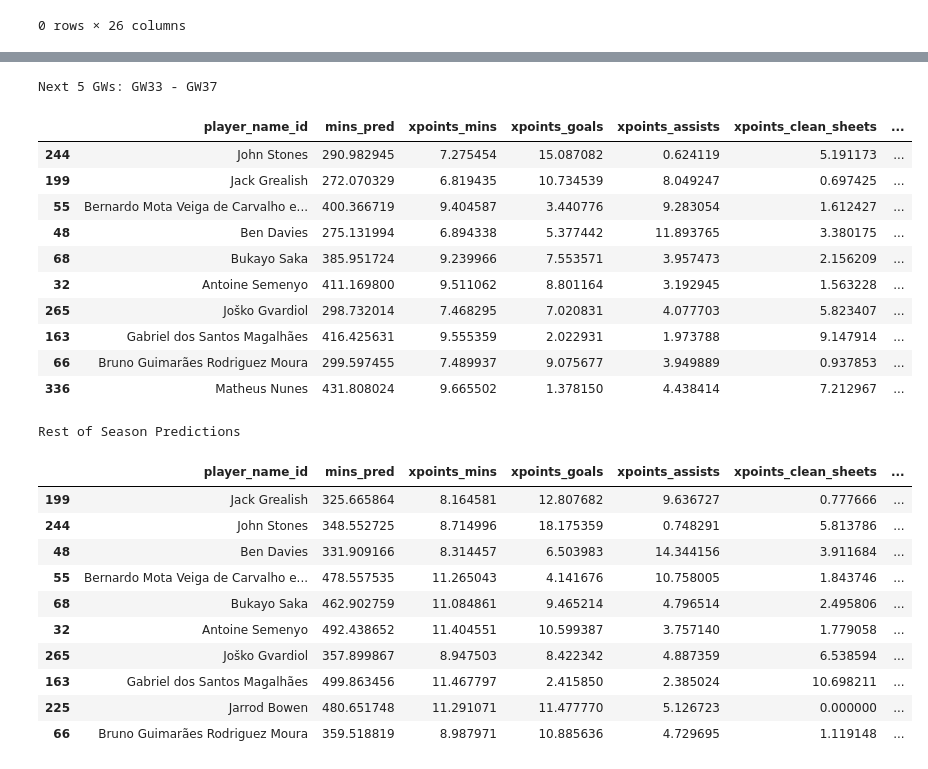
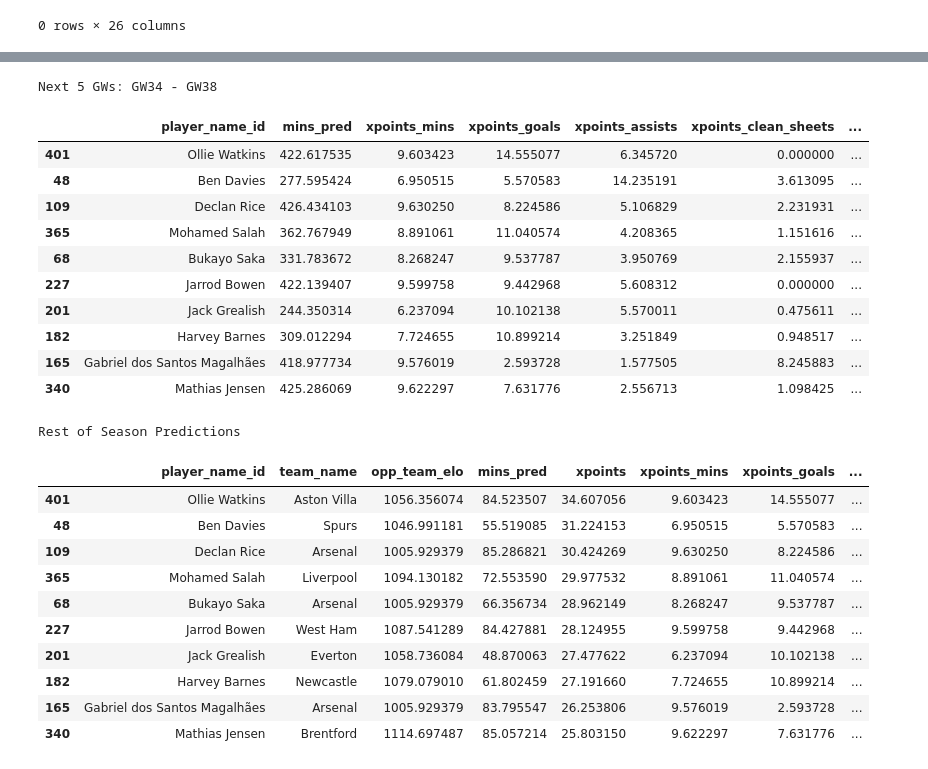
Before and after one commit to chrisimpacts/FPL-Points-Predictor, a Jupyter notebook: 2_FPL-Transform_Predict.ipynb, the cells around one changed output, grey strips where cells are left out. Drawn from its saved outputs; the diff is of its cells as text; code cells hidden in the pictures.

```diff
--- a/2_FPL-Transform_Predict.ipynb
+++ b/2_FPL-Transform_Predict.ipynb
@@ -11,7 +11,7 @@ import CJDH_local_settings
 from FPLRunningAveragesCalculator import FPLRunningAveragesCalculator
 
 current_season = 20252026
-current_gw = 32 #predictions from gw+1
+current_gw = 33 #predictions from gw+1
 
 start=time.perf_counter()
 
@@ -1254,12 +1254,10 @@ overperf_adjustments = build_player_adjustments(
     df,
     stat_pairs=[
         ('goals_scored',  'expected_goals',   'xg'),
-        ('assists',       'expected_assists',  'xa'),
-    ],
-    prior_weight=0.3,           # 30% prior, 70% observed
-    only_if_significant=True,   # only adjust if p < 0.05
-    min_xstat=2.0,    # need ≥2 cumulative xG/xA to run test
-    min_games=5,                # need ≥5 appearances
+        ('assists',       'expected_assists',  'xa')],
+    taper_k_90s=15.0, # 15 90s needed for 50% credibility (50% observed & 50% prior(1))
+    only_if_significant=True, # only adjust if p < 0.05
+    min_xstat=2.0, # need ≥2 cumulative xG/xA to run test
 )
 
 print(f"Computed adjustments for {len(overperf_adjustments)} players")
@@ -1655,38 +1652,41 @@ predictions_by_gw[next_5_gws_filter].groupby('player_name_id')[['mins_pred', 'xp
                                            'xpoints'
                                            ]].agg('sum').reset_index().sort_values(by='xpoints',ascending=False).head(10)
 # %% [output]
-Next 5 GWs: GW33 - GW37
+Next 5 GWs: GW34 - GW38
 |  | player_name_id | mins_pred | xpoints_mins | xpoints_goals | xpoints_assists | xpoints_clean_sheets | ... |
-| 244 | John Stones | 290.982945 | 7.275454 | 15.087082 | 0.624119 | 5.191173 | ... |
-| 199 | Jack Grealish | 272.070329 | 6.819435 | 10.734539 | 8.049247 | 0.697425 | ... |
-| 55 | Bernardo Mota Veiga de Carvalho e... | 400.366719 | 9.404587 | 3.440776 | 9.283054 | 1.612427 | ... |
-| 48 | Ben Davies | 275.131994 | 6.894338 | 5.377442 | 11.893765 | 3.380175 | ... |
-| 68 | Bukayo Saka | 385.951724 | 9.239966 | 7.553571 | 3.957473 | 2.156209 | ... |
-| 32 | Antoine Semenyo | 411.169800 | 9.511062 | 8.801164 | 3.192945 | 1.563228 | ... |
-| 265 | Joško Gvardiol | 298.732014 | 7.468295 | 7.020831 | 4.077703 | 5.823407 | ... |
-| 163 | Gabriel dos Santos Magalhães | 416.425631 | 9.555359 | 2.022931 | 1.973788 | 9.147914 | ... |
-| 66 | Bruno Guimarães Rodriguez Moura | 299.597455 | 7.489937 | 9.075677 | 3.949889 | 0.937853 | ... |
-| 336 | Matheus Nunes | 431.808024 | 9.665502 | 1.378150 | 4.438414 | 7.212967 | ... |
+| 401 | Ollie Watkins | 422.617535 | 9.603423 | 14.555077 | 6.345720 | 0.000000 | ... |
+| 48 | Ben Davies | 277.595424 | 6.950515 | 5.570583 | 14.235191 | 3.613095 | ... |
+| 109 | Declan Rice | 426.434103 | 9.630250 | 8.224586 | 5.106829 | 2.231931 | ... |
+| 365 | Mohamed Salah | 362.767949 | 8.891061 | 11.040574 | 4.208365 | 1.151616 | ... |
+| 68 | Bukayo Saka | 331.783672 | 8.268247 | 9.537787 | 3.950769 | 2.155937 | ... |
+| 227 | Jarrod Bowen | 422.139407 | 9.599758 | 9.442968 | 5.608312 | 0.000000 | ... |
+| 201 | Jack Grealish | 244.350314 | 6.237094 | 10.102138 | 5.570011 | 0.475611 | ... |
+| 182 | Harvey Barnes | 309.012294 | 7.724655 | 10.899214 | 3.251849 | 0.948517 | ... |
+| 165 | Gabriel dos Santos Magalhães | 418.977734 | 9.576019 | 2.593728 | 1.577505 | 8.245883 | ... |
+| 340 | Mathias Jensen | 425.286069 | 9.622297 | 7.631776 | 2.556713 | 1.098425 | ... |
 # %%
 print("Rest of Season Predictions")
-predictions_by_gw.groupby('player_name_id')[['mins_pred', 'xpoints_mins', 'xpoints_goals',
+predictions_by_gw.groupby('player_name_id')[['team_name','opp_team_elo','mins_pred',
+                                           'xpoints', 'xpoints_mins', 'xpoints_goals',
                                            'xpoints_assists', 'xpoints_clean_sheets',
-                                           'xpoints_shots_saved','xpoints_goals_conceded','xpoints_defcon','xpoints_bonus',
-                                           'xpoints'
-                                           ]].agg('sum').reset_index().sort_values(by='xpoints',ascending=False).head(10)
+                                           'xpoints_shots_saved','xpoints_goals_conceded','xpoints_defcon','xpoints_bonus'
+                                           ]].agg({'team_name':'first','opp_team_elo':'mean','mins_pred':'mean','xpoints':'sum', 'xpoints_mins':'sum', 'xpoints_goals':'sum',
+                                           'xpoints_assists':'sum', 'xpoints_clean_sheets':'sum',
+                                           'xpoints_shots_saved':'sum','xpoints_goals_conceded':'sum','xpoints_defcon':'sum','xpoints_bonus':'sum'}
+                                                  ).reset_index().sort_values(by='xpoints',ascending=False).head(10)
 # %% [output]
 Rest of Season Predictions
-|  | player_name_id | mins_pred | xpoints_mins | xpoints_goals | xpoints_assists | xpoints_clean_sheets | ... |
-| 199 | Jack Grealish | 325.665864 | 8.164581 | 12.807682 | 9.636727 | 0.777666 | ... |
-| 244 | John Stones | 348.552725 | 8.714996 | 18.175359 | 0.748291 | 5.813786 | ... |
-| 48 | Ben Davies | 331.909166 | 8.314457 | 6.503983 | 14.344156 | 3.911684 | ... |
-| 55 | Bernardo Mota Veiga de Carvalho e... | 478.557535 | 11.265043 | 4.141676 | 10.758005 | 1.843746 | ... |
-| 68 | Bukayo Saka | 462.902759 | 11.084861 | 9.465214 | 4.796514 | 2.495806 | ... |
-| 32 | Antoine Semenyo | 492.438652 | 11.404551 | 10.599387 | 3.757140 | 1.779058 | ... |
-| 265 | Joško Gvardiol | 357.899867 | 8.947503 | 8.422342 | 4.887359 | 6.538594 | ... |
-| 163 | Gabriel dos Santos Magalhães | 499.863456 | 11.467797 | 2.415850 | 2.385024 | 10.698211 | ... |
-| 225 | Jarrod Bowen | 480.651748 | 11.291071 | 11.477770 | 5.126723 | 0.000000 | ... |
-| 66 | Bruno Guimarães Rodriguez Moura | 359.518819 | 8.987971 | 10.885636 | 4.729695 | 1.119148 | ... |
+|  | player_name_id | team_name | opp_team_elo | mins_pred | xpoints | xpoints_mins | xpoints_goals | ... |
+| 401 | Ollie Watkins | Aston Villa | 1056.356074 | 84.523507 | 34.607056 | 9.603423 | 14.555077 | ... |
+| 48 | Ben Davies | Spurs | 1046.991181 | 55.519085 | 31.224153 | 6.950515 | 5.570583 | ... |
+| 109 | Declan Rice | Arsenal | 1005.929379 | 85.286821 | 30.424269 | 9.630250 | 8.224586 | ... |
+| 365 | Mohamed Salah | Liverpool | 1094.130182 | 72.553590 | 29.977532 | 8.891061 | 11.040574 | ... |
+| 68 | Bukayo Saka | Arsenal | 1005.929379 | 66.356734 | 28.962149 | 8.268247 | 9.537787 | ... |
+| 227 | Jarrod Bowen | West Ham | 1087.541289 | 84.427881 | 28.124955 | 9.599758 | 9.442968 | ... |
+| 201 | Jack Grealish | Everton | 1058.736084 | 48.870063 | 27.477622 | 6.237094 | 10.102138 | ... |
+| 182 | Harvey Barnes | Newcastle | 1079.079010 | 61.802459 | 27.191660 | 7.724655 | 10.899214 | ... |
+| 165 | Gabriel dos Santos Magalhães | Arsenal | 1005.929379 | 83.795547 | 26.253806 | 9.576019 | 2.593728 | ... |
+| 340 | Mathias Jensen | Brentford | 1114.697487 | 85.057214 | 25.803150 | 9.622297 | 7.631776 | ... |
 # %%
 from datetime import datetime
 
```
Also changed, not shown: parts of 35 cells of this notebook, 3 other files.
